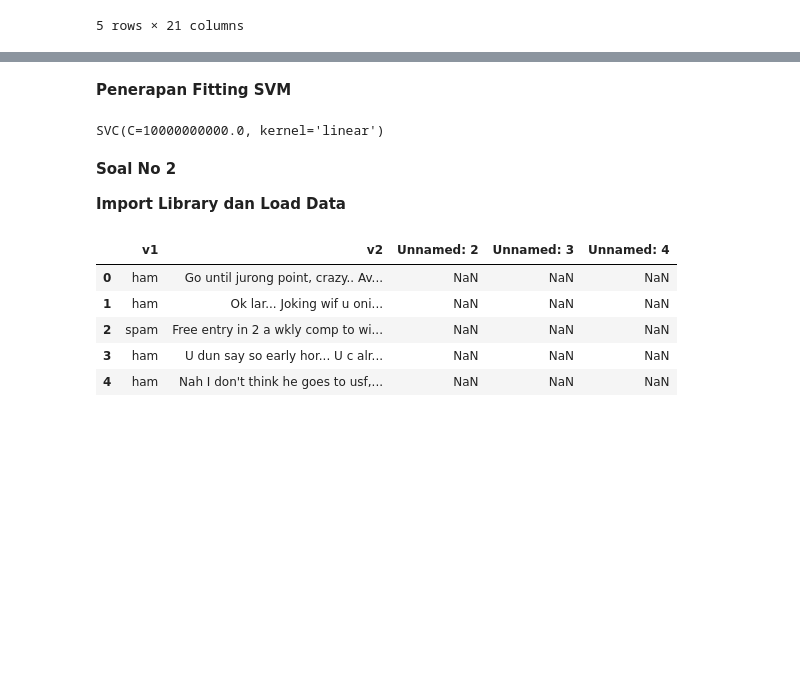
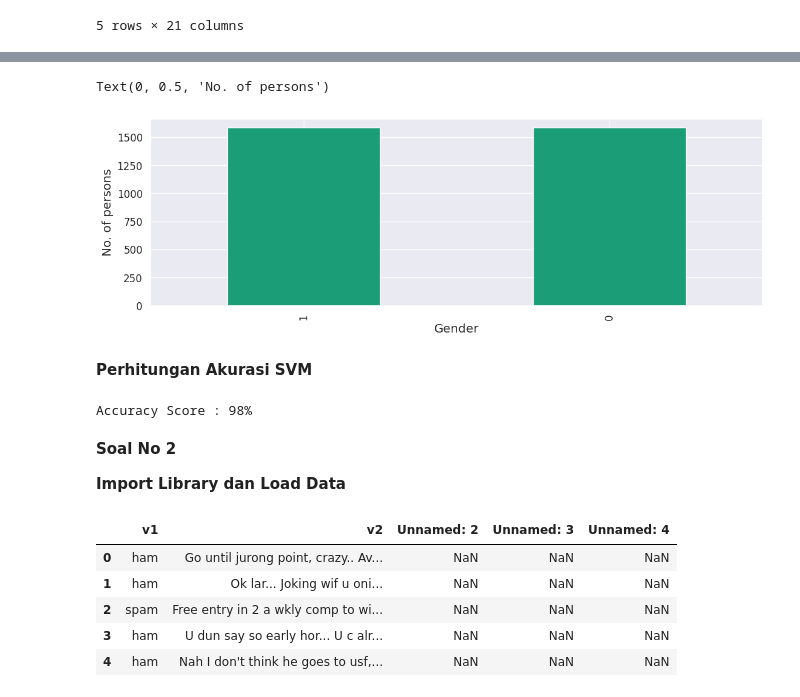
Before and after one commit to HanifRafandi014/3D_Machine_Learning, a Jupyter notebook: 3D_Hanif_Naufal_Rafandi_ML_Jobsheet4.ipynb, the cells around one changed output, grey strips where cells are left out. Cells and saved outputs as stored; diff of their text form; code cells hidden in the pictures; blank space fills up the shorter version.

```diff
--- a/3D_Hanif_Naufal_Rafandi_ML_Jobsheet4.ipynb
+++ b/3D_Hanif_Naufal_Rafandi_ML_Jobsheet4.ipynb
@@ -796,0 +813,7 @@ plt.xlim(-1, 3.5)
+# %%
+dfvoice.drop(['dfrange', 'centroid'], axis=1, inplace=True)
+X = dfvoice[dfvoice.columns.difference(['label'])]
+y = dfvoice['label']
+scaler = StandardScaler()
+X = scaler.fit_transform(X)
+X
@@ -796,0 +834,7 @@ plt.xlim(-1, 3.5)
+# %%
+dfvoice['label'].value_counts().plot(kind='bar',figsize = (13,4),fontsize = 12,colormap='Dark2')
+plt.xlabel('Gender')
+plt.ylabel('No. of persons')
+# %% [output]
+Text(0, 0.5, 'No. of persons')
+[figure, added]
@@ -797,8 +843,2 @@ plt.xlim(-1, 3.5)
 # %% [markdown]
-**Penerapan Fitting SVM**
+**Perhitungan Akurasi SVM**
-# %%
-from sklearn.svm import SVC # "Support vector classifier"
-model = SVC(kernel='linear', C=1E10)
-model.fit(X, y)
-# %% [output]
-SVC(C=10000000000.0, kernel='linear')
@@ -834,3 +845,15 @@ def plot_svc_decision_function(model, ax=None, plot_support=True):
+# %%
+# Import SVM
+from sklearn.svm import SVC
+from sklearn import metrics
+svc=SVC()
+
+svc.fit(X_train,y_train)
+y_pred = svc.predict(X_test)
+acc = metrics.accuracy_score(y_test,y_pred)
+print(f'Accuracy Score : {int(acc * 100)}%')
+# %% [output]
+Accuracy Score : 98%
 # %% [markdown]
 **Soal No 2**
 
```
Also changed, not shown: parts of 36 cells of this notebook.
